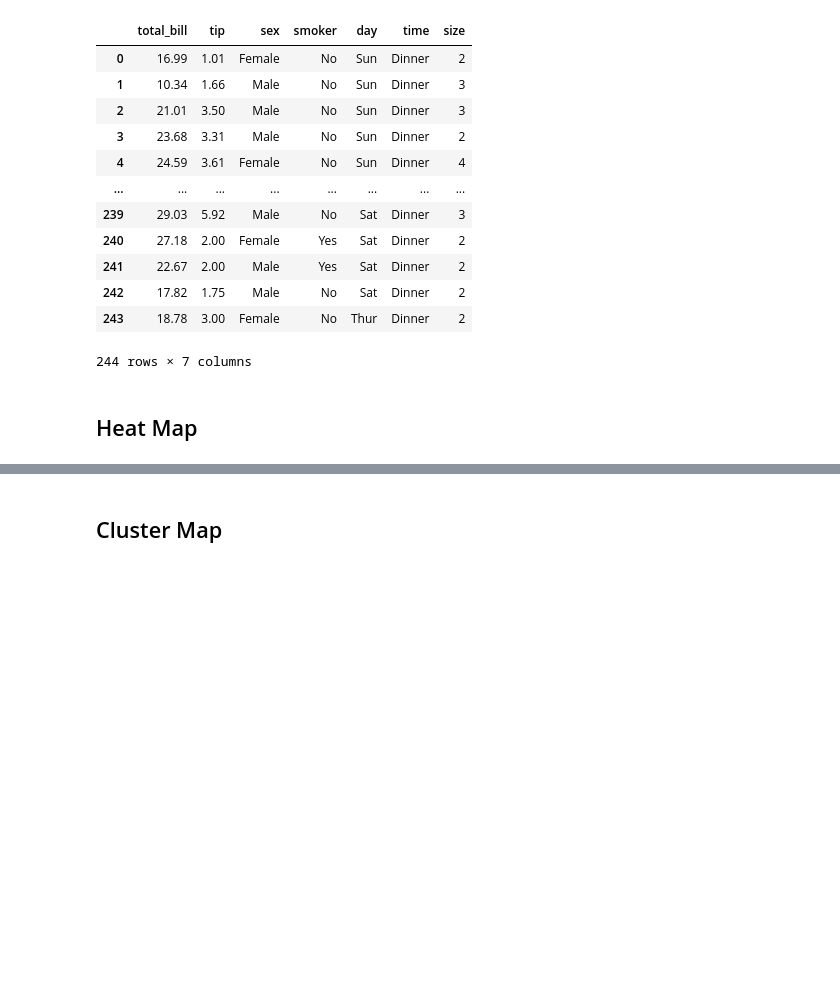
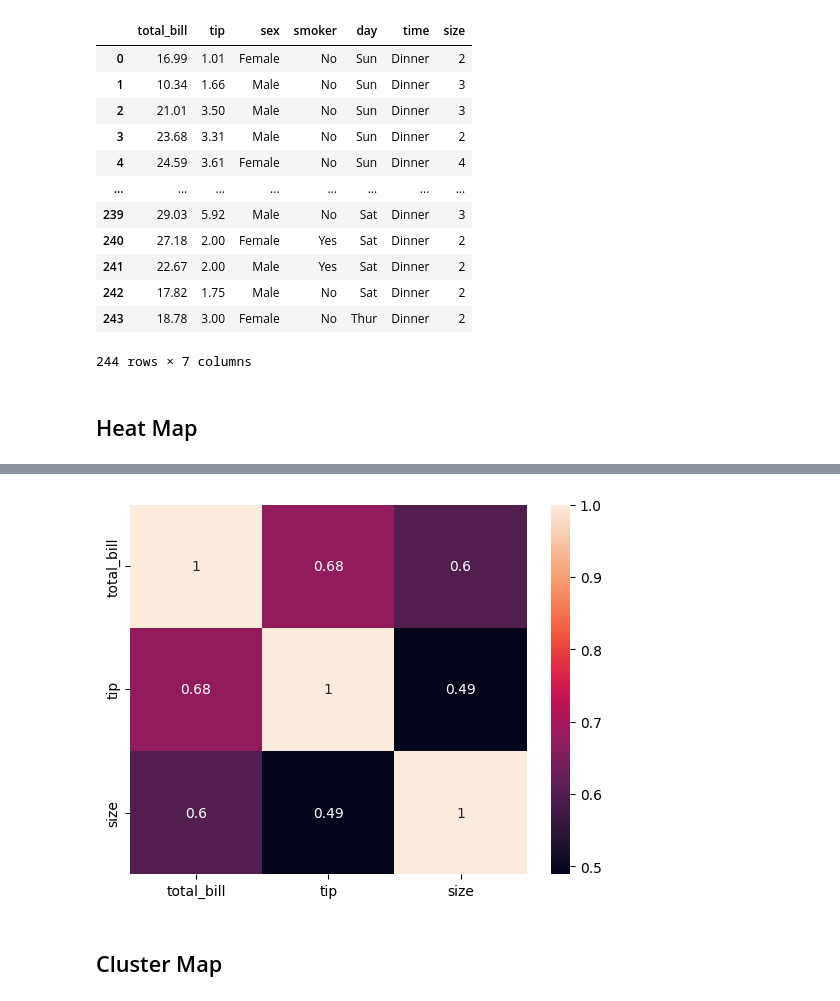
Before and after one commit to ZippoAI/Python-Data-Visualization, a Jupyter notebook: 2.Seaborn/6.MatrixPlot.ipynb, the cells around one changed output, grey strips where cells are left out. Cells and saved outputs as stored; diff of their text form; code cells hidden in the pictures; blank space fills up the shorter version.

```diff
--- a/2.Seaborn/6.MatrixPlot.ipynb
+++ b/2.Seaborn/6.MatrixPlot.ipynb
@@ -45,2 +74,7 @@ tips
+# %%
+sns.heatmap(tips_core.corr(), annot=True)
+plt.show()
+# %% [output]
+[figure, added]
 # %% [markdown]
 ## Cluster Map
```
Also changed, not shown: parts of 3 cells of this notebook.
